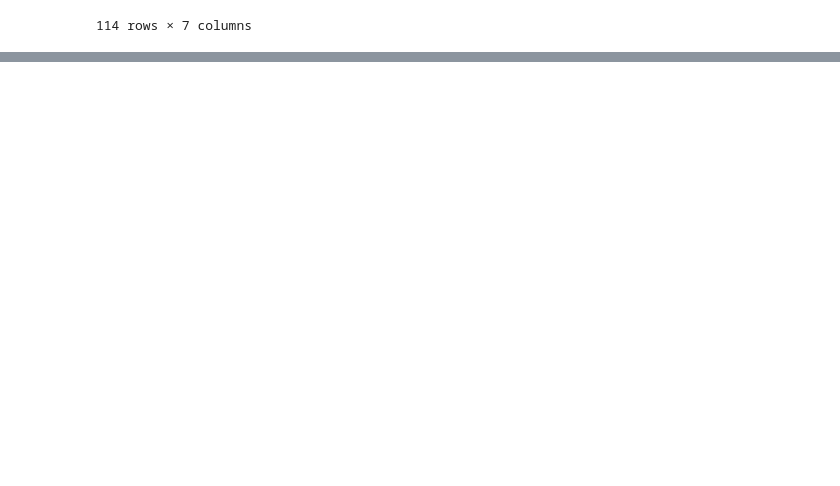
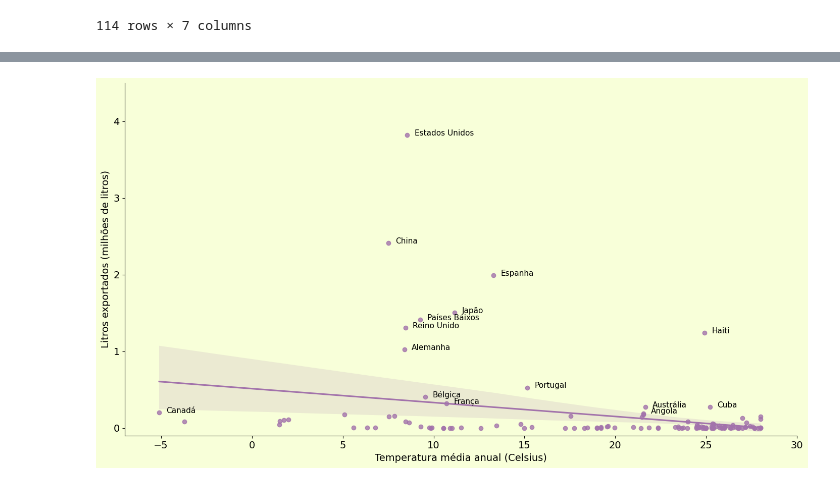
Before and after one commit to jackson-simionato/fase1_pos_tech_challenge_wine, a Jupyter notebook: fase 1 - tech challenge (vinhos).ipynb, the cells around one changed output, grey strips where cells are left out. Cells and saved outputs as stored; diff of their text form; code cells hidden in the pictures; blank space fills up the shorter version.

```diff
--- a/fase 1 - tech challenge (vinhos).ipynb
+++ b/fase 1 - tech challenge (vinhos).ipynb
@@ -1335,0 +1346,38 @@ Outro fator determinante na relação dessas duas variáveis pode ter um viés e
+# %%
+# Adição de labels em pontos específicos do gráfico
+wine_data_temperature_filtered = wine_data_temperature_milhoes.iloc[:17, :]
+labels = wine_data_temperature_filtered.pais_destino
+x_labels = wine_data_temperature_filtered.temp_anual_media
+y_labels = wine_data_temperature_filtered.litros_exportados
+# %%
+# Escolhe o tema/estilo do gráfico dentre os já criados na pasta Estilos
+plt.style.use('./Assets/Estilos/barras.mplstyle')
+
+fig = sns.lmplot(data=wine_data_temperature_milhoes.iloc[2:,:], x='temp_anual_media', y='litros_exportados', height=8, aspect=1.8, scatter_kws={'color':'#A272AB'},line_kws={'color':'#A272AB'})
+
+# Escolhe o layout tight para o gráfico
+plt.tight_layout()
+
+fig.set(ylim=(-0.1, 4.5))
+fig.set(xlim=(-7, 30))
+
+fig.axes[0][0].yaxis.set_major_formatter(ticker.StrMethodFormatter("{x:,.0f}"))
+
+fig.axes[0][0].set_xlabel('Temperatura média anual (Celsius)')
+fig.axes[0][0].set_ylabel('Litros exportados (milhões de litros)')
+
+# Annotate label points
+for i, label in enumerate (labels):
+    plt.annotate(label, (x_labels[i]+0.4, y_labels[i]-0.005), fontsize=11)
+
+# Altera a cor dentro do gráfico
+fig.axes[0][0].set_facecolor('#F8FFD9')
+# Altera a cor fora do gráfico
+fig.fig.patch.set_facecolor('#F8FFD9')
+
+plt.show()
+
+filename = 'lmplot_litros_exportados_temperatura_media'
+fig.savefig('./results/'+filename+'.png', bbox_inches='tight')
+# %% [output]
+[figure, added]
```
Also changed, not shown: parts of 18 cells of this notebook, 6 other files.
